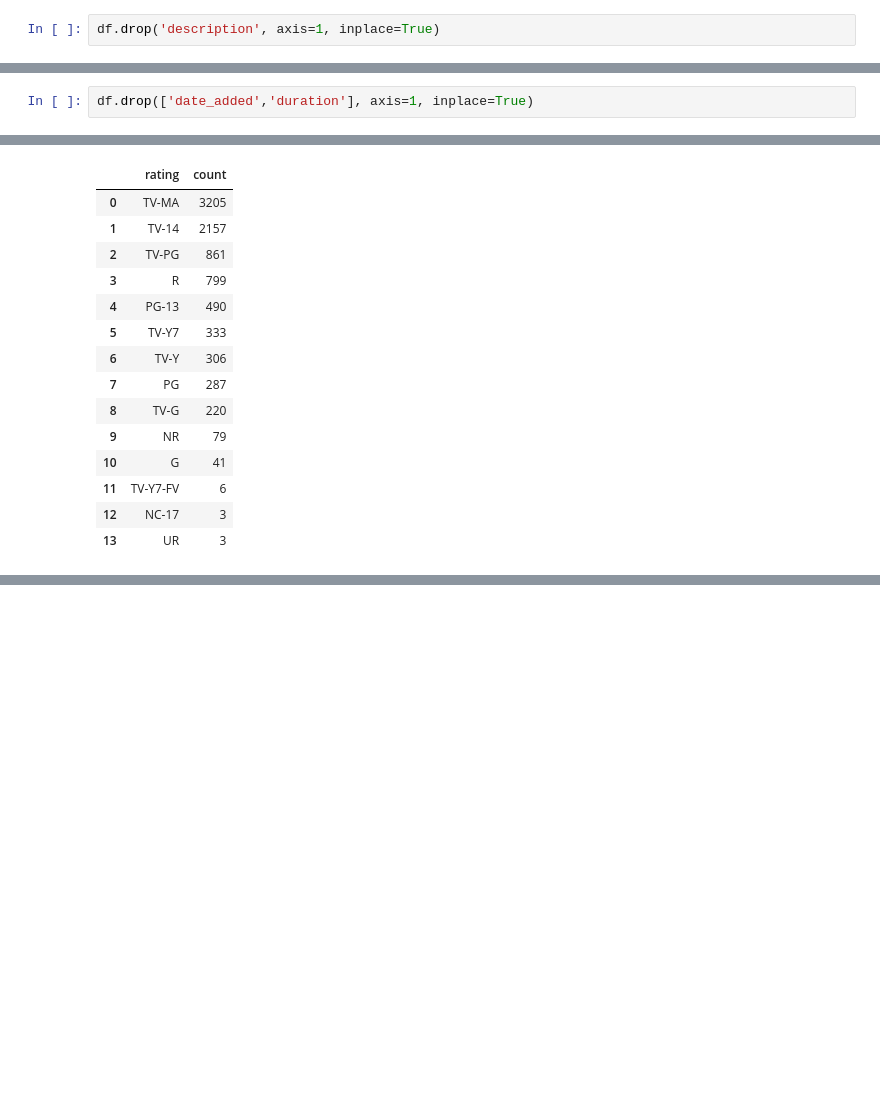
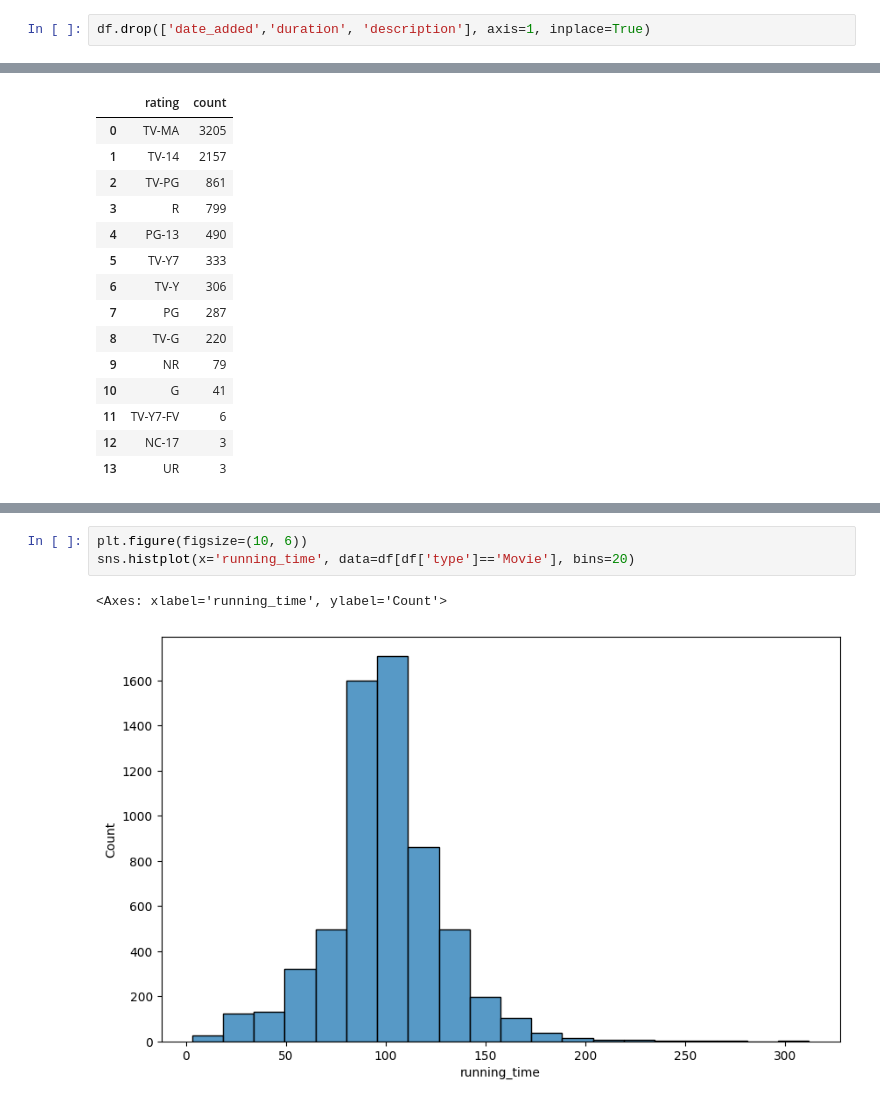
Before and after one commit to akshaykumar2972/Netflix-Data-Analysis, a Jupyter notebook: Netflix_Data_Analysis.ipynb, the cells around one changed output, grey strips where cells are left out. Cells and saved outputs as stored; diff of their text form; blank space fills up the shorter version.

```diff
--- a/Netflix_Data_Analysis.ipynb
+++ b/Netflix_Data_Analysis.ipynb
@@ -114,5 +114,5 @@ print(df[['duration', 'running_time']].sample(20))
 # %%
-df.drop('description', axis=1, inplace=True)
+df.drop(['date_added','duration', 'description'], axis=1, inplace=True)
 # %%
 df.describe()
 # %% [output]
@@ -133,8 +133,6 @@ df.describe(include='object')
 | unique | 8807 | 2 | 8807 | 4528 | 7692 | 748 | 1767 | 17 | 220 | 514 | ... |
 | top | s8807 | Movie | Zubaan | Rajiv Chilaka | David Attenborough | United States | January 1, 2020 | TV-MA | 1 Season | Dramas, International Movies | ... |
 | freq | 1 | 6131 | 1 | 19 | 19 | 2818 | 109 | 3207 | 1793 | 362 | ... |
-# %%
-df.drop(['date_added','duration'], axis=1, inplace=True)
 # %%
 df.columns
 # %% [output]
@@ -304,0 +312,6 @@ df['rating'].value_counts().reset_index()
+# %%
+plt.figure(figsize=(10, 6))
+sns.histplot(x='running_time', data=df[df['type']=='Movie'], bins=20)
+# %% [output]
+<Axes: xlabel='running_time', ylabel='Count'>
+[figure, added]
```
Also changed, not shown: parts of 6 cells of this notebook.
